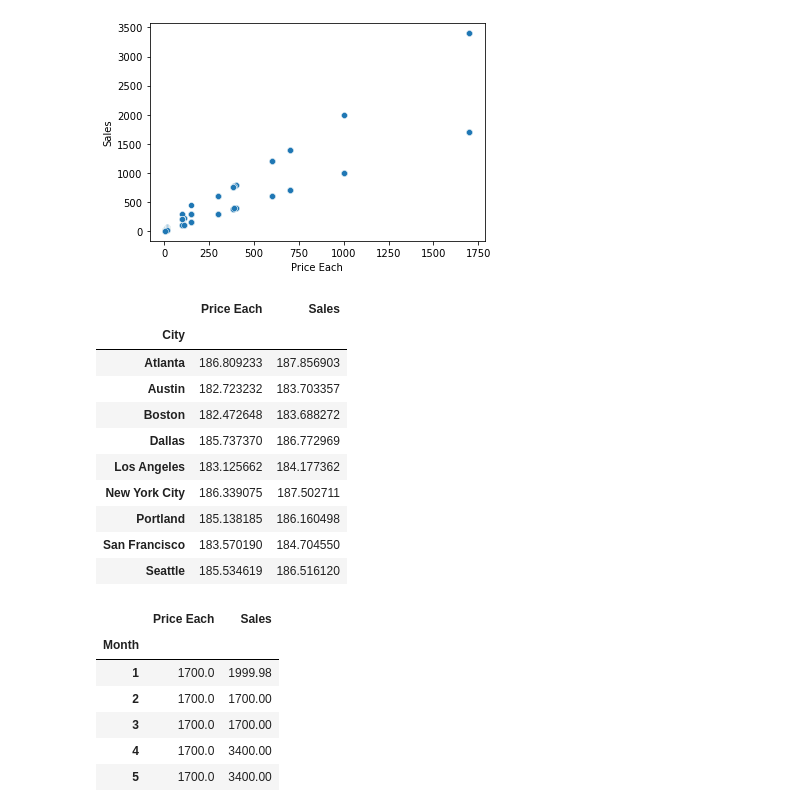
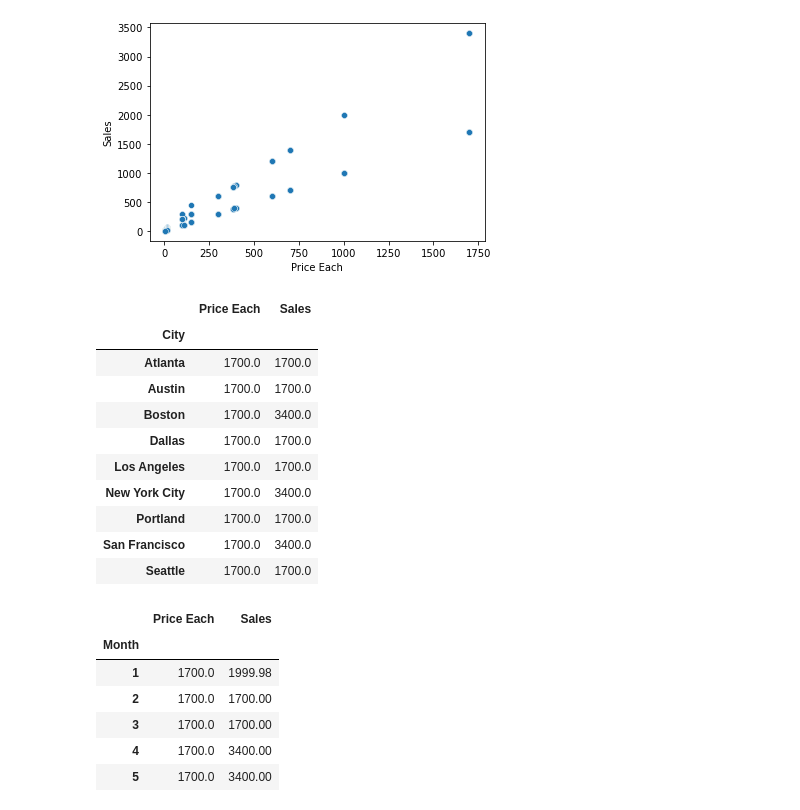
Before and after one commit to Bensonn5151/DATASCIENCE-PROJECTS, a Jupyter notebook: EDA of sales data/1sales.ipynb, the cells around one changed output. Cells and saved outputs as stored; diff of their text form; code cells hidden in the pictures.

```diff
--- a/EDA of sales data/1sales.ipynb
+++ b/EDA of sales data/1sales.ipynb
@@ -120,19 +102,19 @@ sns.scatterplot(x='Price Each', y='Sales', data=data)
 <AxesSubplot:xlabel='Price Each', ylabel='Sales'>
 [figure]
 # %%
-data.groupby('City')['Price Each', 'Sales'].mean()
+data.groupby('City')['Price Each', 'Sales'].max()
 # %% [output]
 |  | Price Each | Sales |
 | City |  |  |
-| Atlanta | 186.809233 | 187.856903 |
-| Austin | 182.723232 | 183.703357 |
-| Boston | 182.472648 | 183.688272 |
-| Dallas | 185.737370 | 186.772969 |
-| Los Angeles | 183.125662 | 184.177362 |
-| New York City | 186.339075 | 187.502711 |
-| Portland | 185.138185 | 186.160498 |
-| San Francisco | 183.570190 | 184.704550 |
-| Seattle | 185.534619 | 186.516120 |
+| Atlanta | 1700.0 | 1700.0 |
+| Austin | 1700.0 | 1700.0 |
+| Boston | 1700.0 | 3400.0 |
+| Dallas | 1700.0 | 1700.0 |
+| Los Angeles | 1700.0 | 1700.0 |
+| New York City | 1700.0 | 3400.0 |
+| Portland | 1700.0 | 1700.0 |
+| San Francisco | 1700.0 | 3400.0 |
+| Seattle | 1700.0 | 1700.0 |
 # %%
 data.groupby('Month')['Price Each', 'Sales'].max()
 # %% [output]
```
Also changed, not shown: parts of 1 cell of this notebook, 4 other files.
